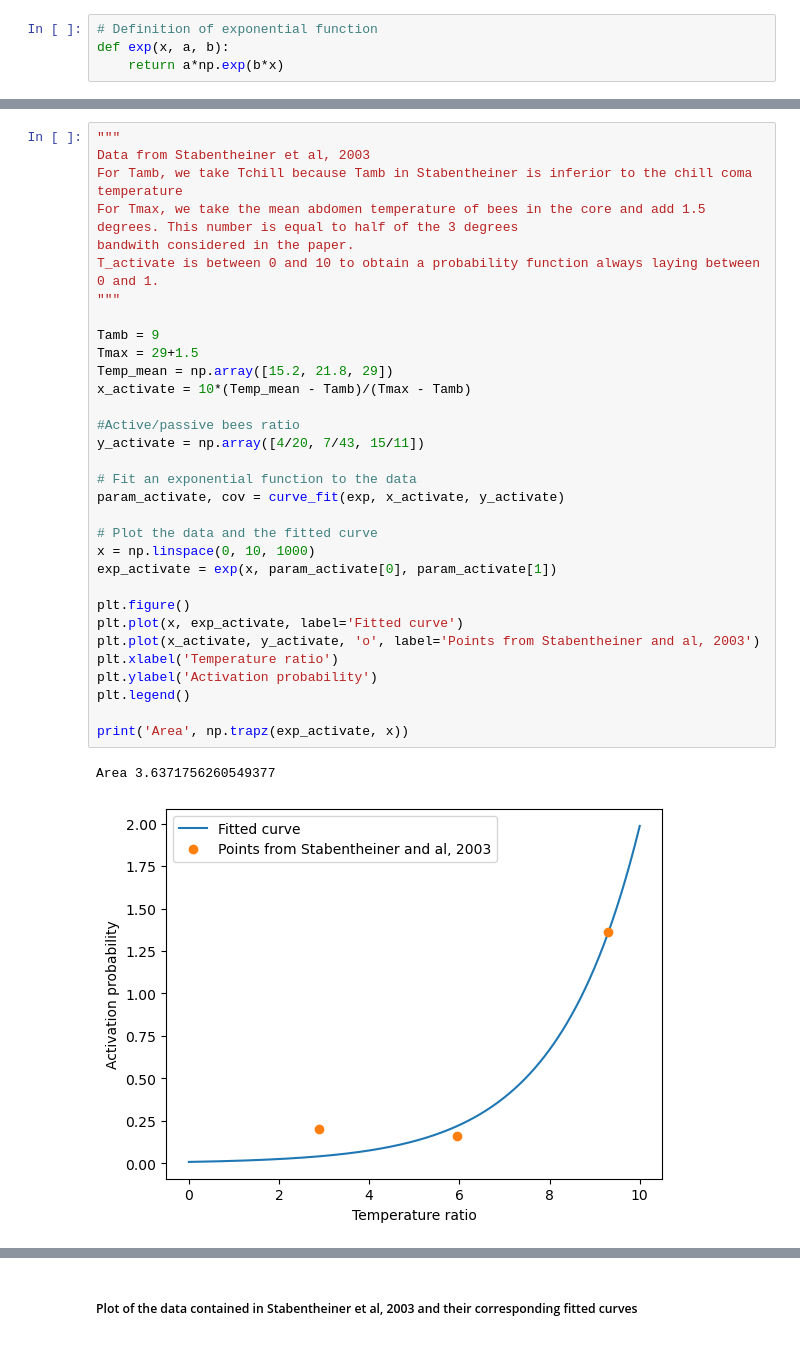
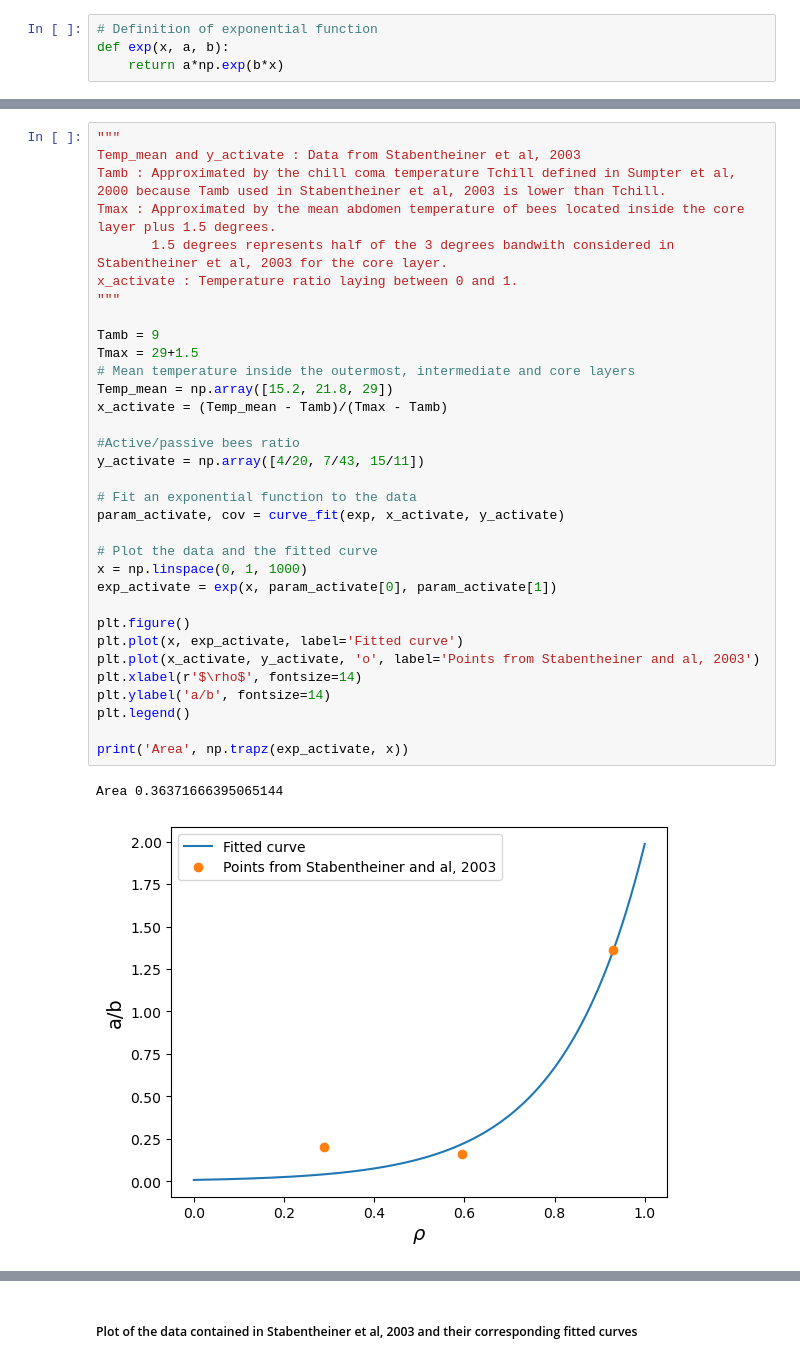
Before and after one commit to epfl-mobots/WinterClusterModelling, a Jupyter notebook: Development/parameters.ipynb, the cells around one changed output, grey strips where cells are left out. Drawn from its saved outputs; the diff is of its cells as text.

```diff
--- a/Development/parameters.ipynb
+++ b/Development/parameters.ipynb
@@ -13,35 +13,36 @@ def exp(x, a, b):
 # %%
 """
-Data from Stabentheiner et al, 2003
-For Tamb, we take Tchill because Tamb in Stabentheiner is inferior to the chill coma temperature
-For Tmax, we take the mean abdomen temperature of bees in the core and add 1.5 degrees. This number is equal to half of the 3 degrees
-bandwith considered in the paper.
-T_activate is between 0 and 10 to obtain a probability function always laying between 0 and 1.
+Temp_mean and y_activate : Data from Stabentheiner et al, 2003
+Tamb : Approximated by the chill coma temperature Tchill defined in Sumpter et al, 2000 because Tamb used in Stabentheiner et al, 2003 is lower than Tchill.
+Tmax : Approximated by the mean abdomen temperature of bees located inside the core layer plus 1.5 degrees.
+       1.5 degrees represents half of the 3 degrees bandwith considered in Stabentheiner et al, 2003 for the core layer.
+x_activate : Temperature ratio laying between 0 and 1.
 """
 
 Tamb = 9
 Tmax = 29+1.5
+# Mean temperature inside the outermost, intermediate and core layers
 Temp_mean = np.array([15.2, 21.8, 29])
-x_activate = 10*(Temp_mean - Tamb)/(Tmax - Tamb)
+x_activate = (Temp_mean - Tamb)/(Tmax - Tamb)
 
 #Active/passive bees ratio
 y_activate = np.array([4/20, 7/43, 15/11])
 
 # Fit an exponential function to the data
 param_activate, cov = curve_fit(exp, x_activate, y_activate)
 
 # Plot the data and the fitted curve
-x = np.linspace(0, 10, 1000)
+x = np.linspace(0, 1, 1000)
 exp_activate = exp(x, param_activate[0], param_activate[1])
 
 plt.figure()
 plt.plot(x, exp_activate, label='Fitted curve')
 plt.plot(x_activate, y_activate, 'o', label='Points from Stabentheiner and al, 2003')
-plt.xlabel('Temperature ratio')
-plt.ylabel('Activation probability')
+plt.xlabel(r'$\rho$', fontsize=14)
+plt.ylabel('a/b', fontsize=14)
 plt.legend()
 
 print('Area', np.trapz(exp_activate, x))
 # %% [output]
-Area 3.6371756260549377
+Area 0.36371666395065144
-[figure, old version]
+[figure, new version]
```
Also changed, not shown: parts of 13 cells of this notebook, 5 other files.
